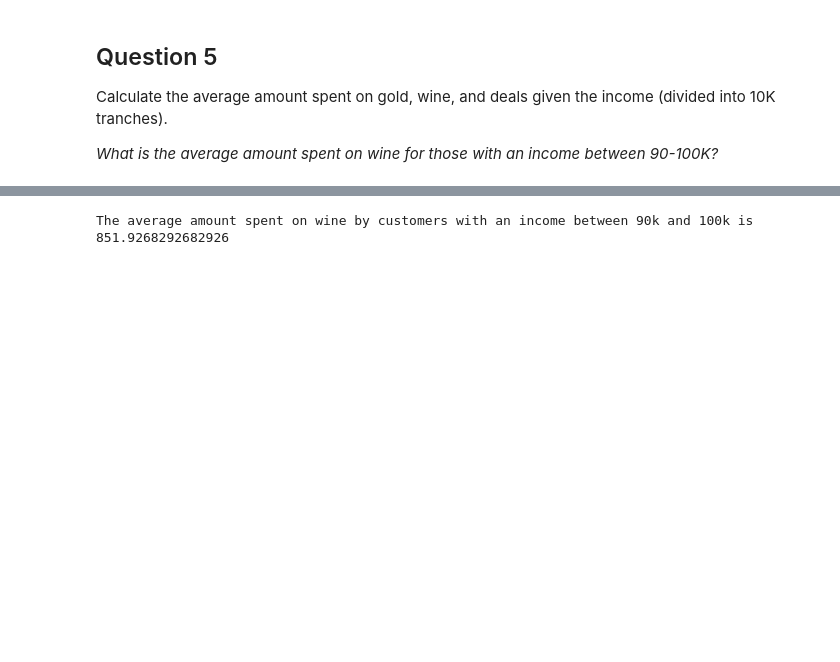
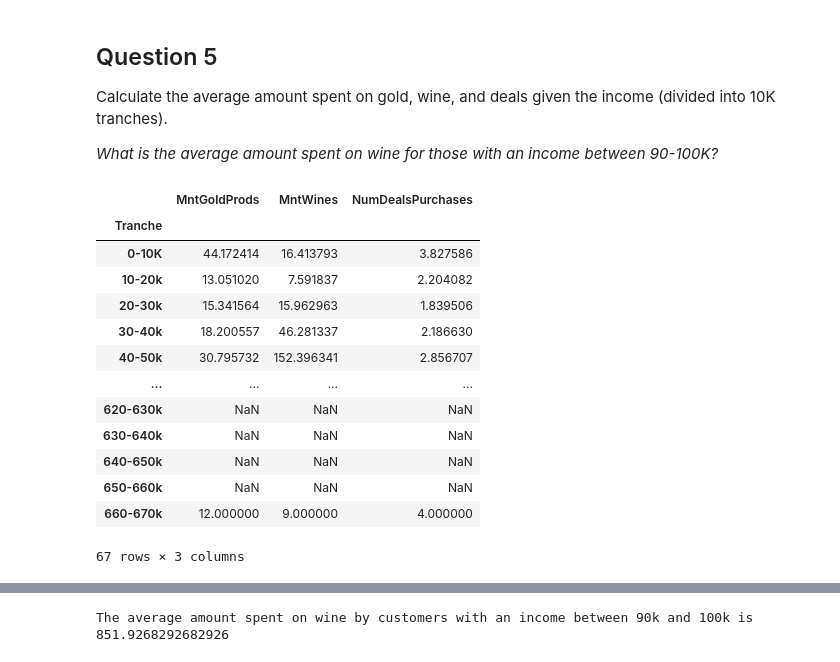
Before and after one commit to cesaralej/pandas_project, a Jupyter notebook: Group3_Assignment2_C1_Part2.ipynb, the cells around one changed output, grey strips where cells are left out. Drawn from its saved outputs; the diff is of its cells as text; code cells hidden in the pictures; blank space fills up the shorter version.

```diff
--- a/Group3_Assignment2_C1_Part2.ipynb
+++ b/Group3_Assignment2_C1_Part2.ipynb
@@ -113,4 +113,26 @@ The amount spent on sweet products by Millenial customers with 2 kids at home is
 Calculate the average amount spent on gold, wine, and deals given the income (divided into 10K tranches).
 
 *What is the average amount spent on wine for those with an income between 90-100K?*
+# %%
+#Here we use the Pandas cut function, but in the result it will show all possible bins for Tranches, including the ones that have no values.
+bins = range(0, int(data['Income'].max()) + 10000, 10000)
+labels = ['0-10K'] + [f"{int(i/1000)}-{int(i/1000) + 10}k" for i in bins[1:-1]]
+data['Tranche'] = pd.cut(data['Income'], bins=bins, labels=labels, right=False)
+
+data.groupby('Tranche')[['MntGoldProds', 'MntWines', 'NumDealsPurchases']].mean()
+# %% [output]
+|  | MntGoldProds | MntWines | NumDealsPurchases |
+| Tranche |  |  |  |
+| 0-10K | 44.172414 | 16.413793 | 3.827586 |
+| 10-20k | 13.051020 | 7.591837 | 2.204082 |
+| 20-30k | 15.341564 | 15.962963 | 1.839506 |
+| 30-40k | 18.200557 | 46.281337 | 2.186630 |
+| 40-50k | 30.795732 | 152.396341 | 2.856707 |
+| ... | ... | ... | ... |
+| 620-630k | NaN | NaN | NaN |
+| 630-640k | NaN | NaN | NaN |
+| 640-650k | NaN | NaN | NaN |
+| 650-660k | NaN | NaN | NaN |
+| 660-670k | 12.000000 | 9.000000 | 4.000000 |
+67 rows × 3 columns
 # %%
```
Also changed, not shown: parts of 2 cells of this notebook, 3 other files.
